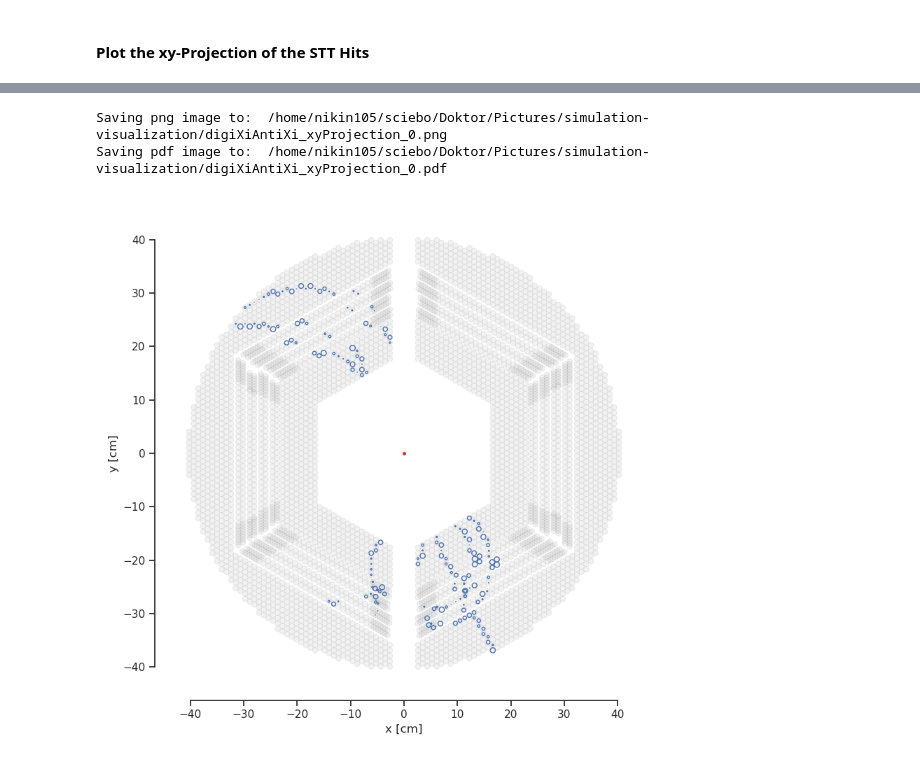
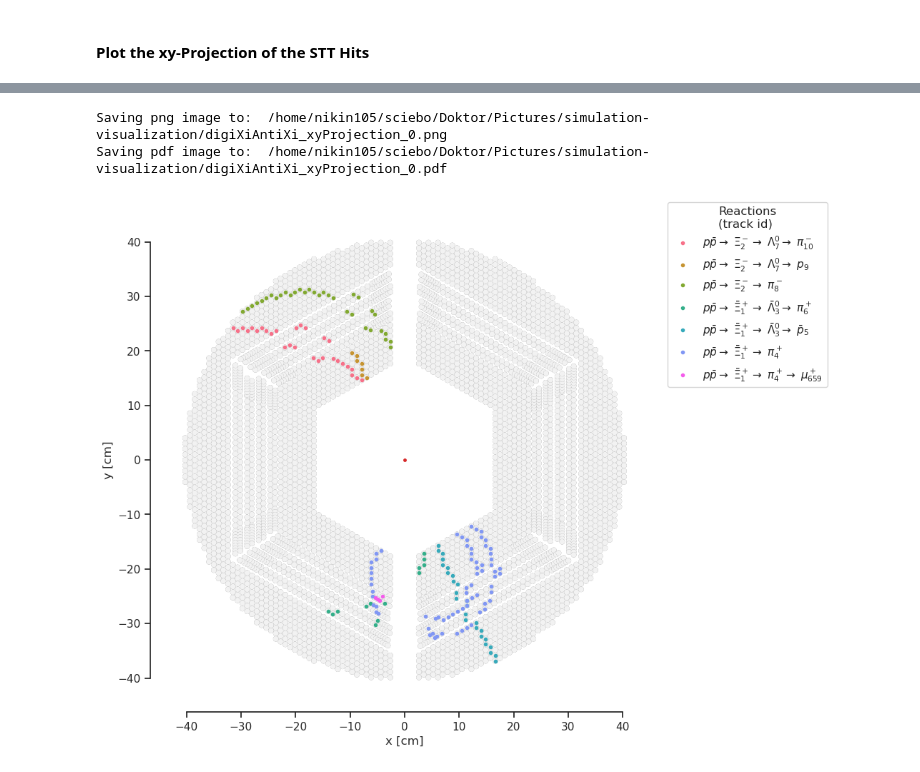
Before and after one commit to fairtrkx/pandaml, a Jupyter notebook: visualization/notebooks/plotDigi.ipynb, the cells around one changed output, grey strips where cells are left out. Drawn from its saved outputs; the diff is of its cells as text; code cells hidden in the pictures.

Commit message:
Small changes on the visualization

```diff
--- a/visualization/notebooks/plotDigi.ipynb
+++ b/visualization/notebooks/plotDigi.ipynb
@@ -53,7 +68,10 @@ Import the parameters corresponding to the detector responses, from the correspo
 Digitalization root file:
 # %%
 digiFile = rootFilePath + "/" + projectName + "_digi.root"
+simFile  = rootFilePath + "/" + projectName + "_sim.root"
 print("Input digitalization file: ",digiFile)
+print("Input simulation file: ",simFile)
 hit_params = uproot.open(digiFile+":pndsim")
+mcPoint_params = uproot.open(simFile+":pndsim")
 # %% [output]
 Input digitalization file:  /home/nikin105/mlProject/simFiles/XiAntiXi/root/XiAntiXi_digi.root
@@ -139,49 +327,49 @@ plt.close('all')
 sns.set_theme()
 sns.set_style("ticks")
 sns.set_context("notebook")
 
+
+numTracks = len(isochronePerTrack)
+colors = sns.color_palette("husl", numTracks)
+
 fig, ax = plt.subplots(figsize=(8,8))
 
 # Plot the IP
 ax.plot(0,0,marker='.',ms=5, color='tab:red')
 
+# Plot the STT in the background
 for index, row in data.iterrows():
-	if row['angle[°]'] == 0:
-		straightTube = patches.Circle((row['x[cm]'], row['y[cm]']), row['outerRadius[cm]'], color='gray', alpha=0.1)
-		ax.add_patch(straightTube)
-	elif np.sign(row['angle[°]']) == 1:
-		posSkewedTube = patches.Circle((row['x[cm]'], row['y[cm]']), row['outerRadius[cm]'], color='gray', alpha=0.1)
-		ax.add_patch(posSkewedTube)
-	elif np.sign(row['angle[°]']) == -1:
-		negSkewedTube = patches.Circle((row['x[cm]'], row['y[cm]']), row['outerRadius[cm]'], color='gray', alpha=0.1)
-		ax.add_patch(negSkewedTube)
-	else:
-		raise Exception("Invalid angle")
+        sttOuterTube = patches.Circle((row['x[cm]'], row['y[cm]']), row['outerRadius[cm]'], fc='gray', ec="None")
+        ax.add_patch(sttOuterTube)
+        sttInnerTube = patches.Circle((row['x[cm]'], row['y[cm]']), row['innerRadius[cm]'], fc='white', ec="None", alpha=0.9)
+        ax.add_patch(sttInnerTube)
 
-# ax.plot(stt_x, stt_y, marker='.', color='tab:blue', linestyle='None')
+trackNum = 0
 
-for i in range(len(stt_x)):
-	isochrone1 = patches.Circle((stt_x[i], stt_y[i]), stt_isoR[i]+stt_isoRErr[i], ec=snsPal['blue'], fc='None')
-	ax.add_patch(isochrone1)
+for trackID in isochronePerTrack:
+	trackLabel = getProcess(int(trackID), mcTrack_pdgId, mcTrack_motherId, mcTrack_2ndMotherId)
+	ax.plot(xPosPerTrack[trackID], yPosPerTrack[trackID], color=colors[trackNum], ls="None", marker = "o", ms=3, label=trackLabel)
+	trackNum += 1
 
 # Set the axis labels and limits
 ax.set_xlabel("x [cm]")
 ax.set_ylabel("y [cm]")
 
 # Set the aspect ratio to be equal
 ax.set_aspect('equal')
 
-sns.despine(offset=10, trim=True)
+sns.despine(fig=fig, ax=ax, offset=10, trim=True)
 fig.tight_layout()
+fig.legend(title="Reactions\n(track id)", loc="upper left", bbox_to_anchor=(1, 1))
 
 imgPath = imagePath + projectName + "_xyProjection_" + str(eventNumber)
 
 print("Saving png image to: ", imgPath+".png")
-#plt.savefig(imgPath+".png", dpi=300, bbox_inches='tight')
+# plt.savefig(imgPath+".png", dpi=300, bbox_inches='tight')
 
 print("Saving pdf image to: ", imgPath+".pdf")
-#plt.savefig(imgPath+".pdf", dpi=300, bbox_inches='tight')
+# plt.savefig(imgPath+".pdf", dpi=300, bbox_inches='tight')
 # %% [output]
 Saving png image to:  /home/nikin105/sciebo/Doktor/Pictures/simulation-visualization/digiXiAntiXi_xyProjection_0.png
 Saving pdf image to:  /home/nikin105/sciebo/Doktor/Pictures/simulation-visualization/digiXiAntiXi_xyProjection_0.pdf
-[figure, old version]
+[figure, new version]
```
Also changed, not shown: parts of 10 cells of this notebook, 5 other files.
